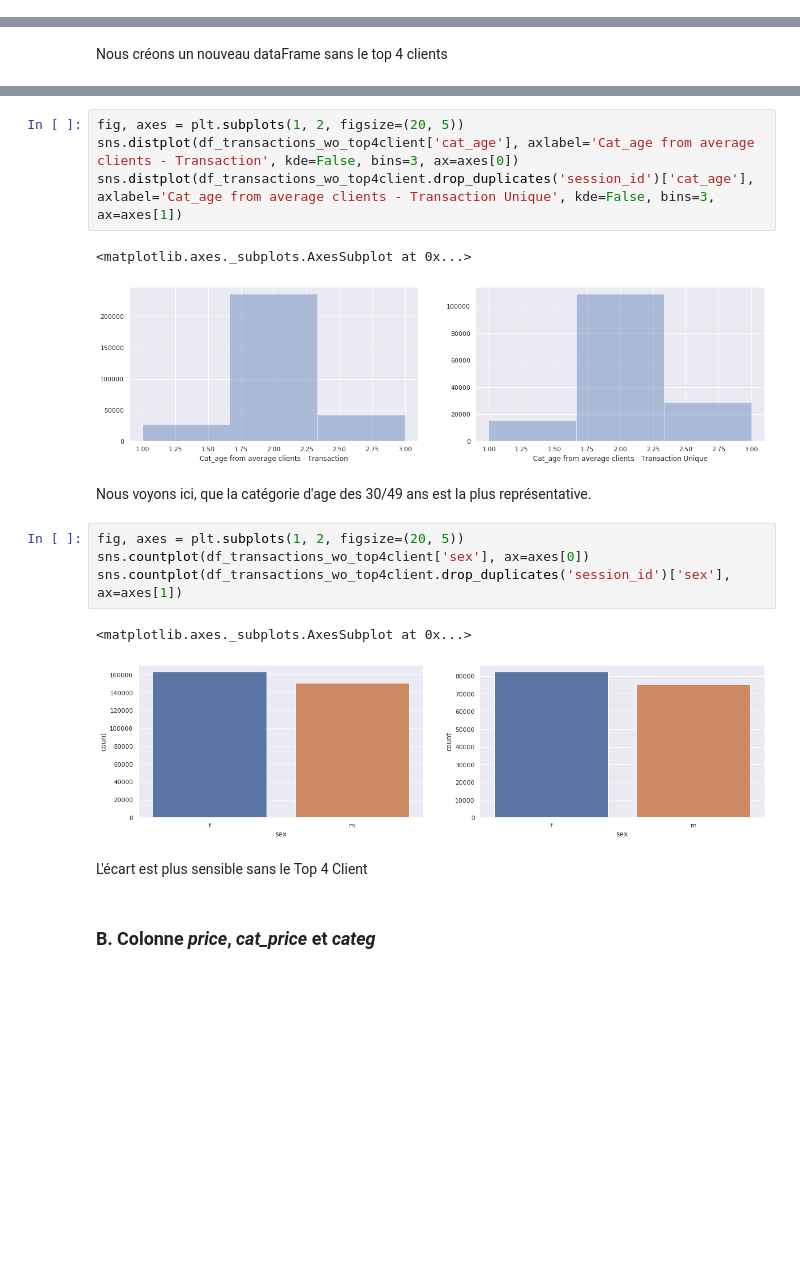
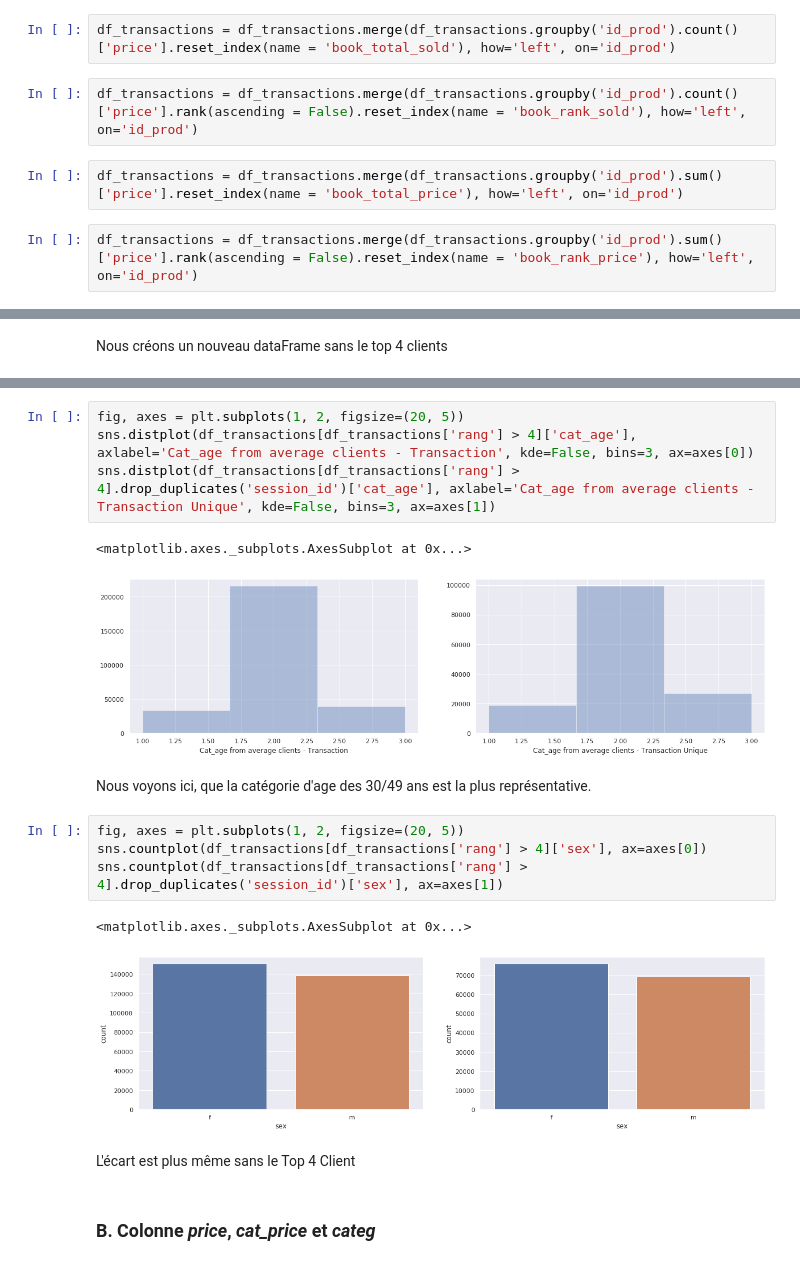
Before and after one commit to FranckDELRUE/OCR-Project-4-DAn, a Jupyter notebook: Project 4.ipynb, the cells around one changed output, grey strips where cells are left out. Drawn from its saved outputs; the diff is of its cells as text; blank space fills up the shorter version.

```diff
--- a/Project 4.ipynb
+++ b/Project 4.ipynb
@@ -384,3 +420,11 @@ df_transactions = df_transactions.merge(df_transactions.groupby('session_id')['c
+# %%
+df_transactions = df_transactions.merge(df_transactions.groupby('id_prod').count()['price'].reset_index(name = 'book_total_sold'), how='left', on='id_prod')
+# %%
+df_transactions = df_transactions.merge(df_transactions.groupby('id_prod').count()['price'].rank(ascending = False).reset_index(name = 'book_rank_sold'), how='left', on='id_prod')
+# %%
+df_transactions = df_transactions.merge(df_transactions.groupby('id_prod').sum()['price'].reset_index(name = 'book_total_price'), how='left', on='id_prod')
+# %%
+df_transactions = df_transactions.merge(df_transactions.groupby('id_prod').sum()['price'].rank(ascending = False).reset_index(name = 'book_rank_price'), how='left', on='id_prod')
 # %% [markdown]
 ### C. Test Unitaire
 # %%
@@ -519,21 +547,21 @@ sns.distplot(df_transactions_wo_top4client.drop_duplicates('session_id')['age'],
 # %%
 fig, axes = plt.subplots(1, 2, figsize=(20, 5))
-sns.distplot(df_transactions_wo_top4client['cat_age'], axlabel='Cat_age from average clients - Transaction', kde=False, bins=3, ax=axes[0])
-sns.distplot(df_transactions_wo_top4client.drop_duplicates('session_id')['cat_age'], axlabel='Cat_age from average clients - Transaction Unique', kde=False, bins=3, ax=axes[1])
+sns.distplot(df_transactions[df_transactions['rang'] > 4]['cat_age'], axlabel='Cat_age from average clients - Transaction', kde=False, bins=3, ax=axes[0])
+sns.distplot(df_transactions[df_transactions['rang'] > 4].drop_duplicates('session_id')['cat_age'], axlabel='Cat_age from average clients - Transaction Unique', kde=False, bins=3, ax=axes[1])
 # %% [output]
 <matplotlib.axes._subplots.AxesSubplot at 0x...>
-[figure, old version]
+[figure, new version]
 # %% [markdown]
 Nous voyons ici, que la catégorie d'age des 30/49 ans est la plus représentative.
 # %%
 fig, axes = plt.subplots(1, 2, figsize=(20, 5))
-sns.countplot(df_transactions_wo_top4client['sex'], ax=axes[0])
-sns.countplot(df_transactions_wo_top4client.drop_duplicates('session_id')['sex'], ax=axes[1])
+sns.countplot(df_transactions[df_transactions['rang'] > 4]['sex'], ax=axes[0])
+sns.countplot(df_transactions[df_transactions['rang'] > 4].drop_duplicates('session_id')['sex'], ax=axes[1])
 # %% [output]
 <matplotlib.axes._subplots.AxesSubplot at 0x...>
-[figure, old version]
+[figure, new version]
 # %% [markdown]
-L'écart est plus sensible sans le Top 4 Client
+L'écart est plus même sans le Top 4 Client
 # %% [markdown]
 ### B. Colonne *price*, *cat_price* et *categ*
 # %% [markdown]
```
Also changed, not shown: parts of 136 cells of this notebook.
